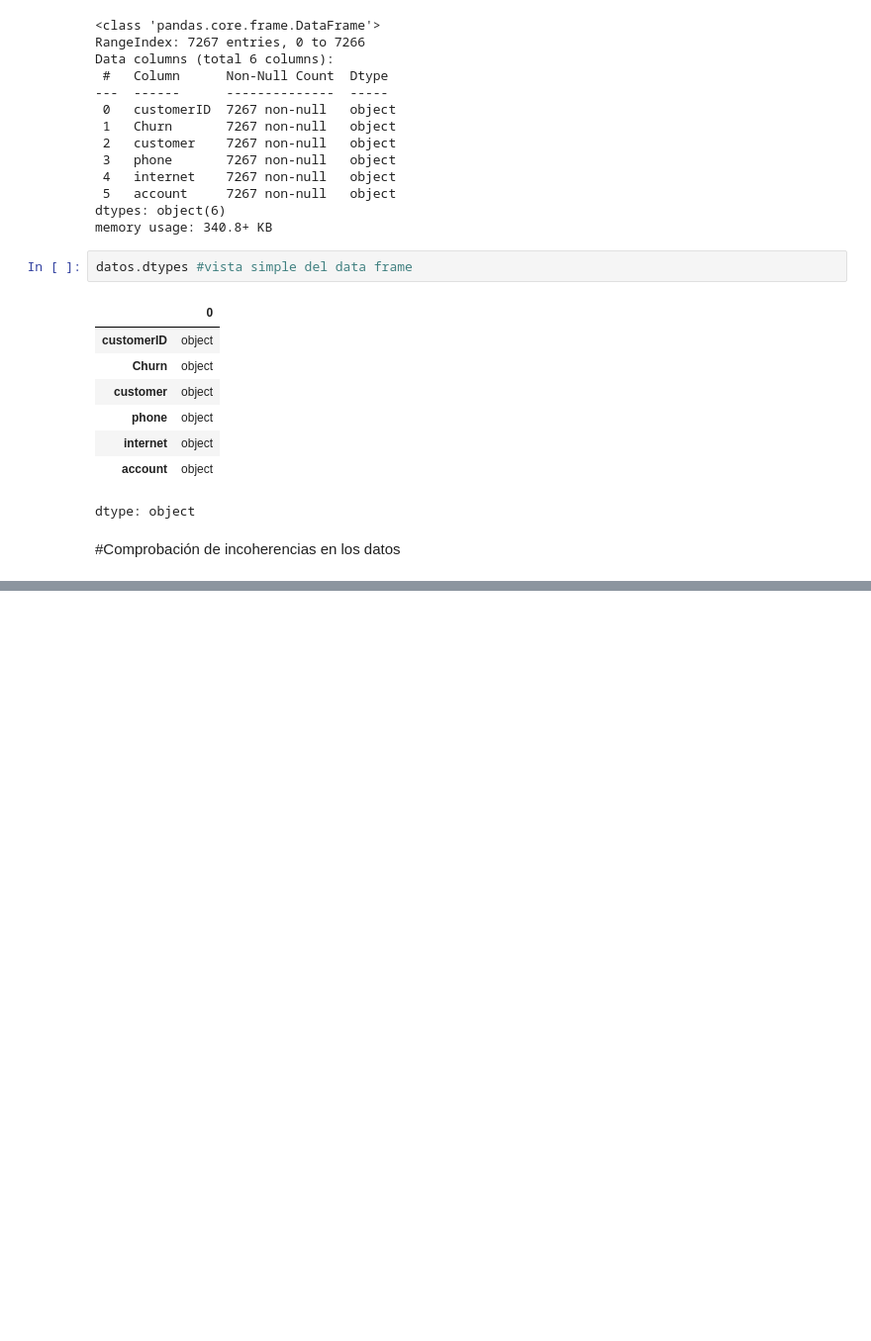
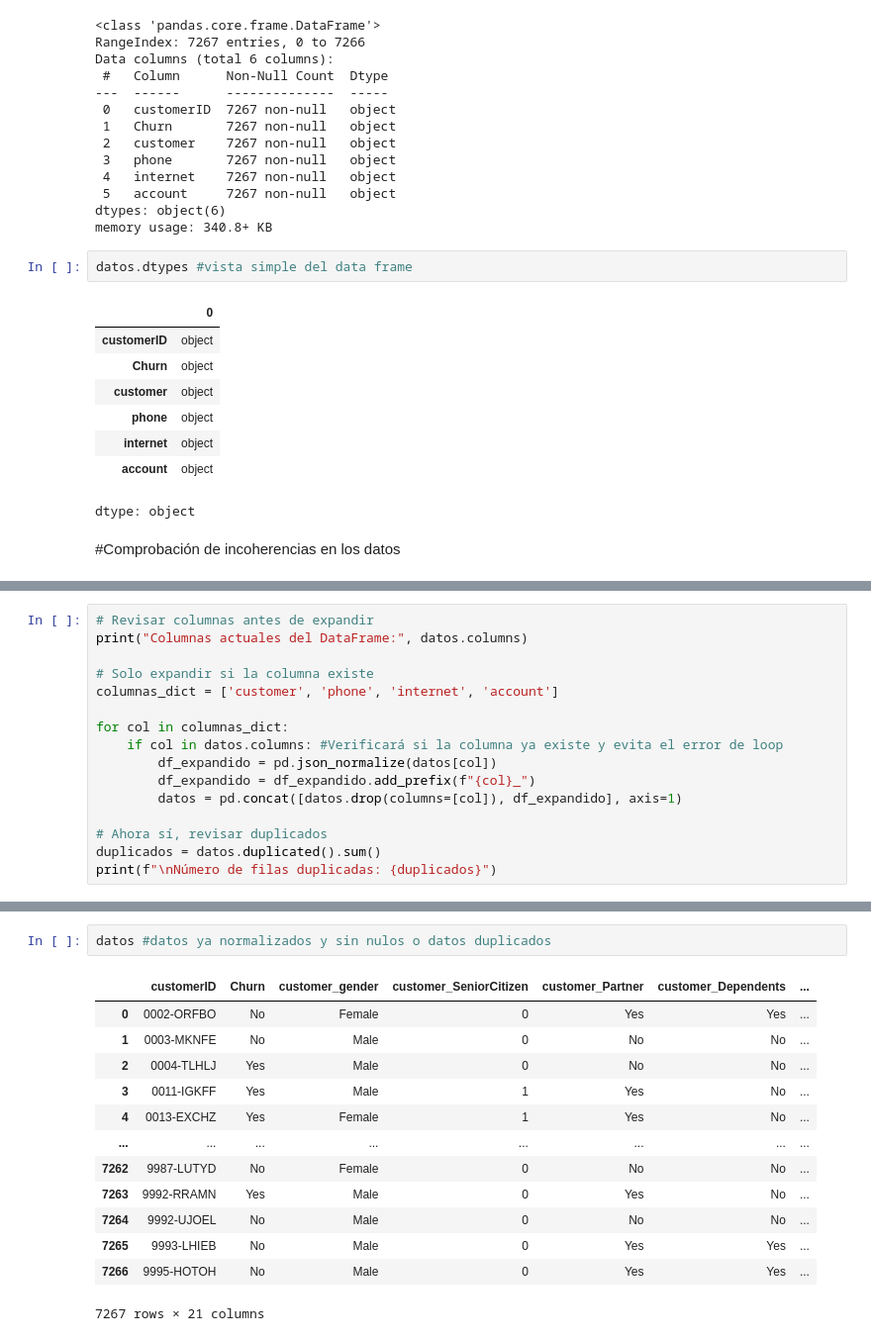
Before and after one commit to maufonseca18/Challenge_TelecomX_alura, a Jupyter notebook: Challenge_telecom_x_alura.ipynb, the cells around one changed output, grey strips where cells are left out. Shown at 99% size. Drawn from its saved outputs; the diff is of its cells as text; blank space fills up the shorter version.

Commit message:
Se realiza toda la limpieza de datos nulos y duplicados

```diff
--- a/Challenge_telecom_x_alura.ipynb
+++ b/Challenge_telecom_x_alura.ipynb
@@ -50,0 +65,16 @@ dtype: object
+# %%
+# Revisar columnas antes de expandir
+print("Columnas actuales del DataFrame:", datos.columns)
+
+# Solo expandir si la columna existe
+columnas_dict = ['customer', 'phone', 'internet', 'account']
+
+for col in columnas_dict:
+    if col in datos.columns: #Verificará si la columna ya existe y evita el error de loop
+        df_expandido = pd.json_normalize(datos[col])
+        df_expandido = df_expandido.add_prefix(f"{col}_")
+        datos = pd.concat([datos.drop(columns=[col]), df_expandido], axis=1)
+
+# Ahora sí, revisar duplicados
+duplicados = datos.duplicated().sum()
+print(f"\nNúmero de filas duplicadas: {duplicados}")
@@ -50,0 +93,16 @@ dtype: object
+# %%
+datos #datos ya normalizados y sin nulos o datos duplicados
+# %% [output]
+|  | customerID | Churn | customer_gender | customer_SeniorCitizen | customer_Partner | customer_Dependents | ... |
+| 0 | 0002-ORFBO | No | Female | 0 | Yes | Yes | ... |
+| 1 | 0003-MKNFE | No | Male | 0 | No | No | ... |
+| 2 | 0004-TLHLJ | Yes | Male | 0 | No | No | ... |
+| 3 | 0011-IGKFF | Yes | Male | 1 | Yes | No | ... |
+| 4 | 0013-EXCHZ | Yes | Female | 1 | Yes | No | ... |
+| ... | ... | ... | ... | ... | ... | ... | ... |
+| 7262 | 9987-LUTYD | No | Female | 0 | No | No | ... |
+| 7263 | 9992-RRAMN | Yes | Male | 0 | Yes | No | ... |
+| 7264 | 9992-UJOEL | No | Male | 0 | No | No | ... |
+| 7265 | 9993-LHIEB | No | Male | 0 | Yes | Yes | ... |
+| 7266 | 9995-HOTOH | No | Male | 0 | Yes | Yes | ... |
+7267 rows × 21 columns
```
Also changed, not shown: parts of 6 cells of this notebook.
